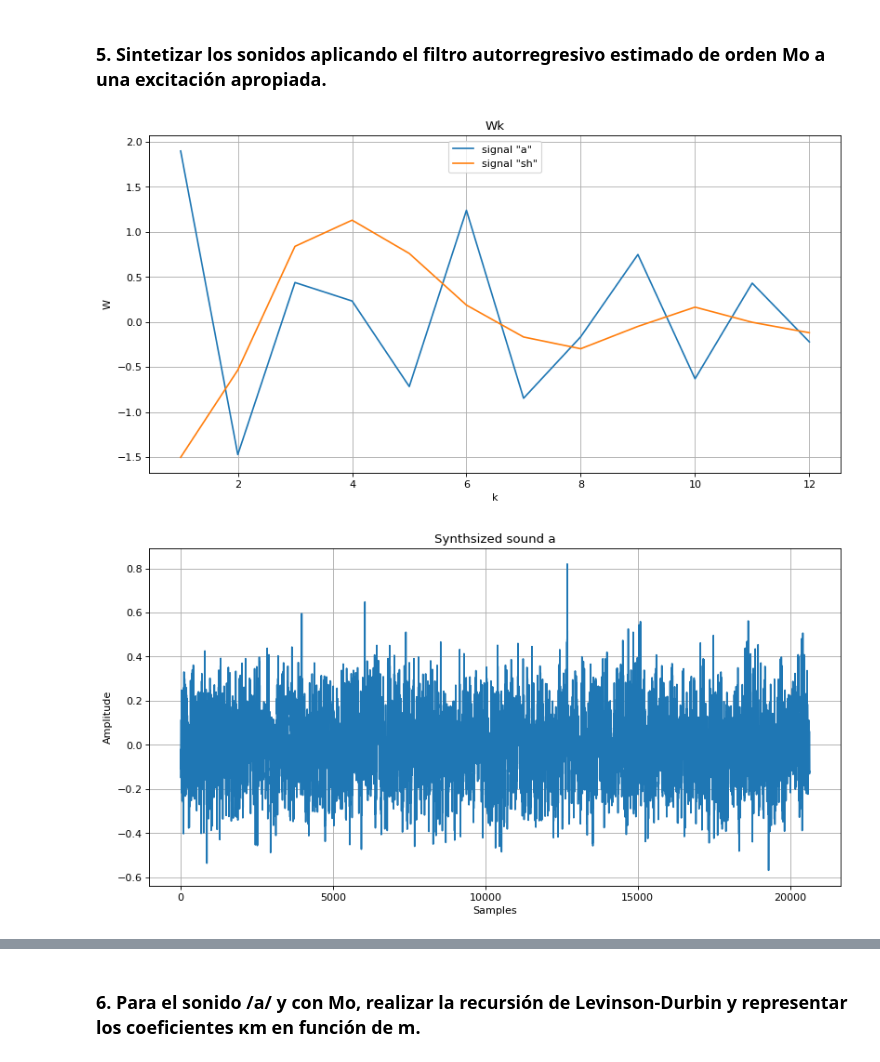
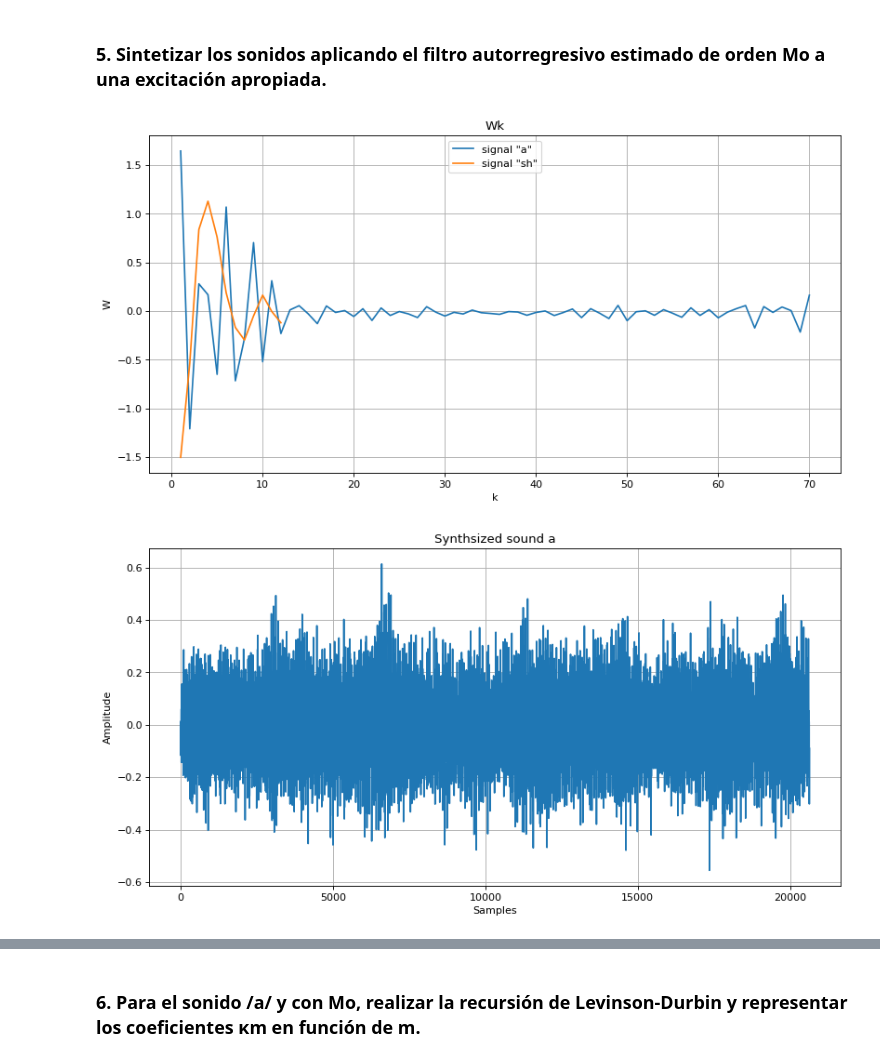
Before and after one commit to ManuMollon261297/PASA, a Jupyter notebook: TP3/linear_prediction.ipynb, the cells around one changed output, grey strips where cells are left out. Cells and saved outputs as stored; diff of their text form; code cells hidden in the pictures.

```diff
--- a/TP3/linear_prediction.ipynb
+++ b/TP3/linear_prediction.ipynb
@@ -420,7 +162,7 @@ def plot_fm_fft(fs, data, m):
     Spd = np.power(np.abs(fft_res), 2)
     Spd /= sum(Spd)
     freqs = np.linspace(0, fs/2, N//2)
-    plt.semilogx(freqs, 2/N * np.abs(Spd[:N//2]), label='M = '+str(M))
+    plt.semilogx(freqs, 2/N * np.abs(fft_res[:N//2]), label='M = '+str(M))
 # %%
 plt.figure(num=None, figsize=(12,6), dpi=80, facecolor='w', edgecolor='k')
 plt.ylabel('fm(n)')
@@ -428,7 +170,7 @@ plt.xlabel('samples')
 plt.title('Prediction error signal of sound "a"')
 plt.grid('on')
 
-for M in (2, 6, 12, 24, 100):
+for M in (1, 6, 12, 24, 100):
     i = M+1
     r = autocorreltion(norm_a)
     r = r[r.argmax():r.argmax()+i]
@@ -505,3 +251,6 @@ Mopt = 12
+# %%
+Mopt_ah = 70
+Mopt_sh = 12
 # %% [markdown]
 ### 5. Sintetizar los sonidos aplicando el filtro autorregresivo estimado de orden Mo a una excitación apropiada.
 # %%
@@ -517,49 +266,47 @@ def synth(v_n, wk):
     y_synth = np.zeros(len(v_n) + len(wk)) #Concateno M ceros de mas al principio
     for k in range(len(wk), len(y_synth)):
         y_aux = 0
-        for i in range(1,len(wk)+1):
-            #print(y_synth[k-i])
-            #print(wk[i-1])
-            y_aux = y_aux + y_synth[k-i]*wk[i-1]
+        for i in range(0,len(wk)):
+          y_aux = y_aux + y_synth[k-1-i]*wk[i]
         y_synth[k] = y_aux + v_n[k-len(wk)]
     return y_synth[len(wk):]
 # %%
 N_a = len(norm_a)
-ak_a, wk_a, p_a = get_ak_wk_pm(norm_a, Mopt)
+ak_a, wk_a, p_a = get_ak_wk_pm(norm_a, Mopt_ah)
 noise_a = np.random.normal(0, np.sqrt(p_a), N_a)
 
 N_sh = len(norm_sh)
-ak_sh, wk_sh, p_sh = get_ak_wk_pm(norm_sh, Mopt)
+ak_sh, wk_sh, p_sh = get_ak_wk_pm(norm_sh, Mopt_sh)
 noise_sh = np.random.normal(0,np.sqrt(p_sh), N_sh)
 
 synth_a = synth(noise_a, wk_a)
 synth_sh = synth(noise_sh, wk_sh)
 
 plt.figure(num=None, figsize=(12,6), dpi=80, facecolor='w', edgecolor='k')
 plt.ylabel('W')
 plt.xlabel('k')
 plt.title('Wk')
 plt.grid('on')
-plt.plot(np.arange(1,Mopt+1), wk_a, label='signal "a"')
-plt.plot(np.arange(1,Mopt+1), wk_sh, label='signal "sh"')
+plt.plot(np.arange(1,Mopt_ah+1), wk_a, label='signal "a"')
+plt.plot(np.arange(1,Mopt_sh+1), wk_sh, label='signal "sh"')
 plt.legend(loc='upper center')
 plt.show()
 
 plt.figure(num=None, figsize=(12,6), dpi=80, facecolor='w', edgecolor='k')
 plt.ylabel('Amplitude')
 plt.xlabel('Samples')
 plt.title('Synthsized sound a')
 plt.grid('on')
 plt.plot(synth_a)
 plt.show()
 
 plt.figure(num=None, figsize=(12,6), dpi=80, facecolor='w', edgecolor='k')
 plt.ylabel('Amplitude')
 plt.xlabel('Samples')
 plt.title('Synthsized sound sh')
 plt.grid('on')
 plt.plot(synth_sh)
 plt.show()
 # %% [output]
-[figure, old version]
+[figure, new version]
-[figure, old version]
+[figure, new version]
```
Also changed, not shown: parts of 14 cells of this notebook.
